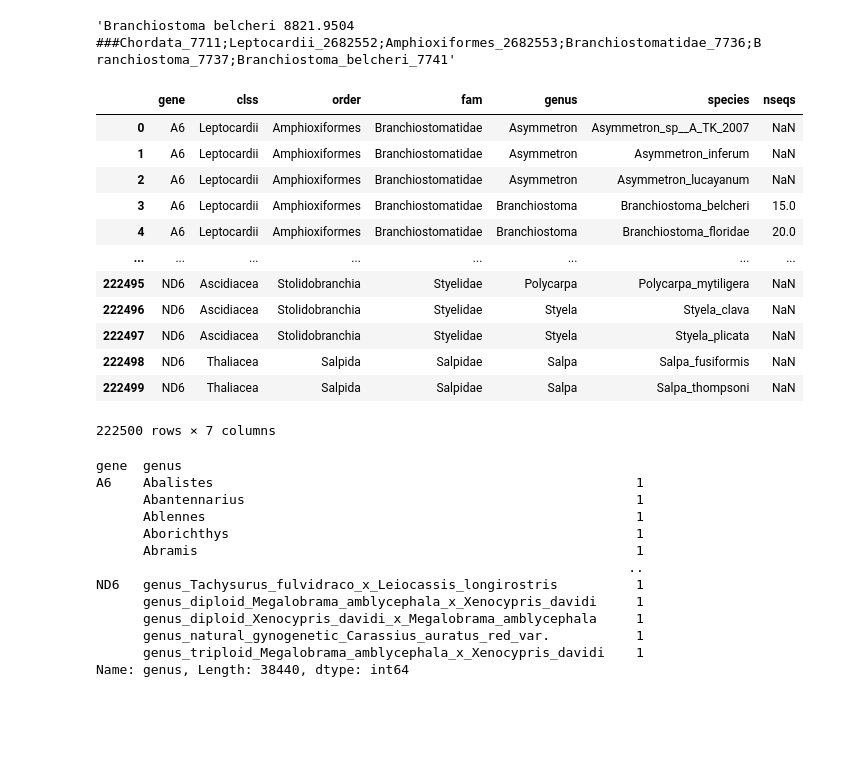
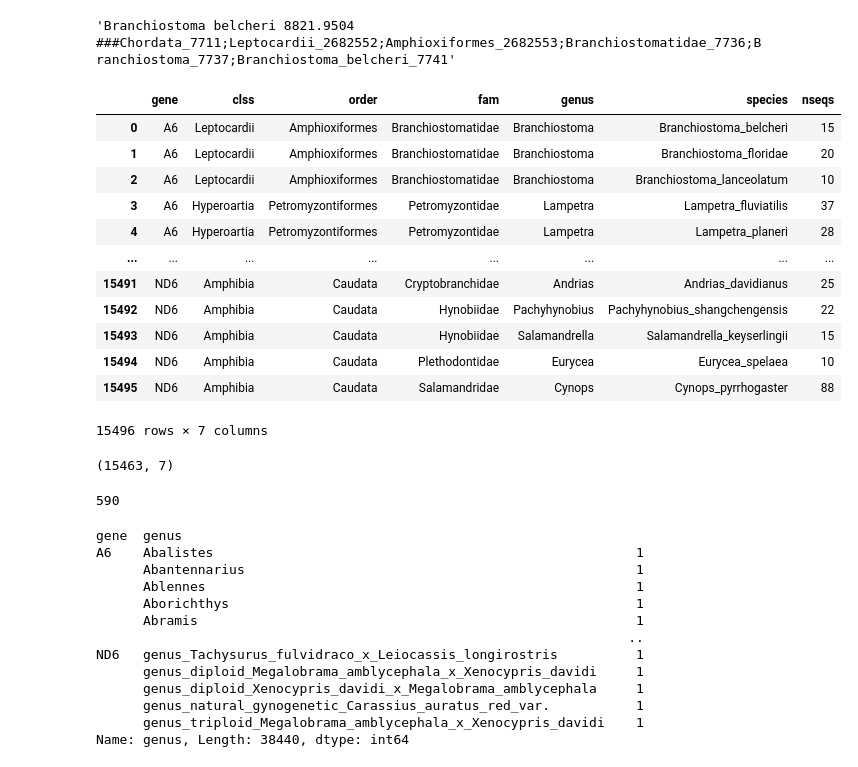
Before and after one commit to mitoclub/nemu-pipeline, a Jupyter notebook: notebooks/prepare_beasts_datasets.ipynb, the cells around one changed output. Cells and saved outputs as stored; diff of their text form; code cells hidden in the pictures; blank space fills up the shorter version.

Commit message:
timetree was filtered and red

```diff
--- a/notebooks/prepare_beasts_datasets.ipynb
+++ b/notebooks/prepare_beasts_datasets.ipynb
@@ -398,30 +398,33 @@ seqs_longest["A6__Branchiostoma_belcheri"][0].description
 # %% [output]
 'Branchiostoma belcheri 8821.9504 ###Chordata_7711;Leptocardii_2682552;Amphioxiformes_2682553;Branchiostomatidae_7736;Branchiostoma_7737;Branchiostoma_belcheri_7741'
 # %%
+data_taxa = []
+for gene_sp, seqs in seqs_uniq_filtered.items():
+    raw_taxonomy = seqs[0].description.split("###")[1]
+    phyl, clss, order, fam, genus, sp = ["_".join(x.split("_")[:-1]) for x in raw_taxonomy.split(";")]
+    data_taxa.append(dict(gene=gene_sp.split('__')[0], clss=clss, order=order, fam=fam, genus=genus, species=sp, nseqs=len(seqs)))
+genes_taxa_uniq = pd.DataFrame(data_taxa)
+
 data_taxa = []
 for gene_sp, seqs in seqs_longest.items():
     raw_taxonomy = seqs[0].description.split("###")[1]
     phyl, clss, order, fam, genus, sp = ["_".join(x.split("_")[:-1]) for x in raw_taxonomy.split(";")]
-
-    nseqs = seqs_uniq_filtered.get(gene_sp)
-    if nseqs:
-        nseqs = len(nseqs)
-
-    data_taxa.append(dict(gene=gene_sp.split('__')[0], clss=clss, order=order, fam=fam, genus=genus, species=sp, nseqs=nseqs))
-genes_counts = pd.DataFrame(data_taxa)
+    data_taxa.append(dict(gene=gene_sp.split('__')[0], clss=clss, order=order, fam=fam, genus=genus, species=sp))
+genes_taxa_longest = pd.DataFrame(data_taxa)
+del data_taxa
-# %%
-genes_counts
-# %% [output]
-|  | gene | clss | order | fam | genus | species | nseqs |
-| 0 | A6 | Leptocardii | Amphioxiformes | Branchiostomatidae | Asymmetron | Asymmetron_sp__A_TK_2007 | NaN |
-| 1 | A6 | Leptocardii | Amphioxiformes | Branchiostomatidae | Asymmetron | Asymmetron_inferum | NaN |
-| 2 | A6 | Leptocardii | Amphioxiformes | Branchiostomatidae | Asymmetron | Asymmetron_lucayanum | NaN |
-| 3 | A6 | Leptocardii | Amphioxiformes | Branchiostomatidae | Branchiostoma | Branchiostoma_belcheri | 15.0 |
-| 4 | A6 | Leptocardii | Amphioxiformes | Branchiostomatidae | Branchiostoma | Branchiostoma_floridae | 20.0 |
-| ... | ... | ... | ... | ... | ... | ... | ... |
-| 222495 | ND6 | Ascidiacea | Stolidobranchia | Styelidae | Polycarpa | Polycarpa_mytiligera | NaN |
-| 222496 | ND6 | Ascidiacea | Stolidobranchia | Styelidae | Styela | Styela_clava | NaN |
-| 222497 | ND6 | Ascidiacea | Stolidobranchia | Styelidae | Styela | Styela_plicata | NaN |
-| 222498 | ND6 | Thaliacea | Salpida | Salpidae | Salpa | Salpa_fusiformis | NaN |
-| 222499 | ND6 | Thaliacea | Salpida | Salpidae | Salpa | Salpa_thompsoni | NaN |
-222500 rows × 7 columns
+# %%
+genes_taxa_uniq
+# %% [output]
+|  | gene | clss | order | fam | genus | species | nseqs |
+| 0 | A6 | Leptocardii | Amphioxiformes | Branchiostomatidae | Branchiostoma | Branchiostoma_belcheri | 15 |
+| 1 | A6 | Leptocardii | Amphioxiformes | Branchiostomatidae | Branchiostoma | Branchiostoma_floridae | 20 |
+| 2 | A6 | Leptocardii | Amphioxiformes | Branchiostomatidae | Branchiostoma | Branchiostoma_lanceolatum | 10 |
+| 3 | A6 | Hyperoartia | Petromyzontiformes | Petromyzontidae | Lampetra | Lampetra_fluviatilis | 37 |
+| 4 | A6 | Hyperoartia | Petromyzontiformes | Petromyzontidae | Lampetra | Lampetra_planeri | 28 |
+| ... | ... | ... | ... | ... | ... | ... | ... |
+| 15491 | ND6 | Amphibia | Caudata | Cryptobranchidae | Andrias | Andrias_davidianus | 25 |
+| 15492 | ND6 | Amphibia | Caudata | Hynobiidae | Pachyhynobius | Pachyhynobius_shangchengensis | 22 |
+| 15493 | ND6 | Amphibia | Caudata | Hynobiidae | Salamandrella | Salamandrella_keyserlingii | 15 |
+| 15494 | ND6 | Amphibia | Caudata | Plethodontidae | Eurycea | Eurycea_spelaea | 10 |
+| 15495 | ND6 | Amphibia | Caudata | Salamandridae | Cynops | Cynops_pyrrhogaster | 88 |
+15496 rows × 7 columns
@@ -428,3 +437,12 @@ genes_counts
+# %%
+genes_taxa_uniq = genes_taxa_uniq[genes_taxa_uniq.species.str.count("_") == 1]
+genes_taxa_uniq.shape
+# %% [output]
+(15463, 7)
+# %%
+(genes_taxa_longest[genes_taxa_longest.genus.isin(genes_taxa_uniq.genus)].groupby("genus").species.unique().apply(len) == 1).sum()
+# %% [output]
+590
 # %%
 a = genes_counts.groupby("gene").genus.value_counts()
 a[a==1]
```
Also changed, not shown: parts of 9 cells of this notebook.
